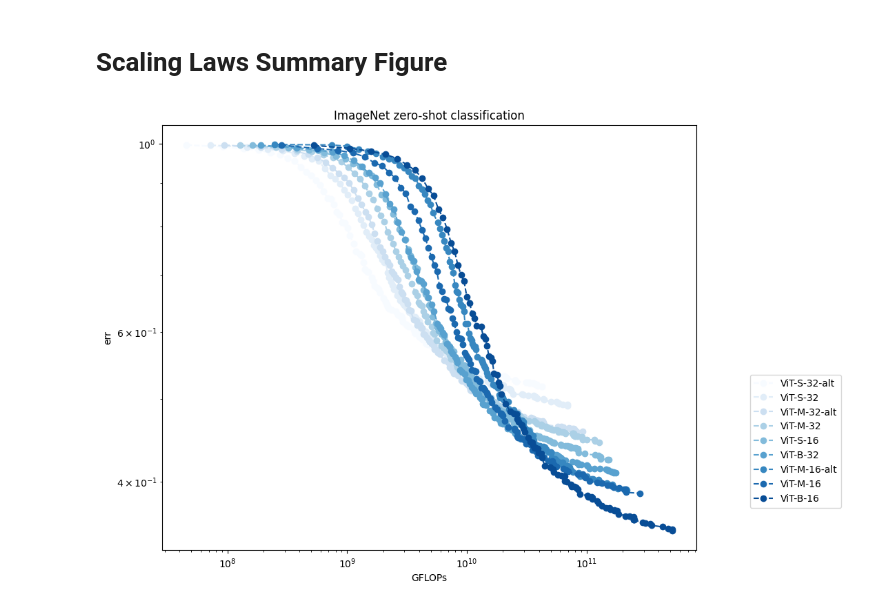
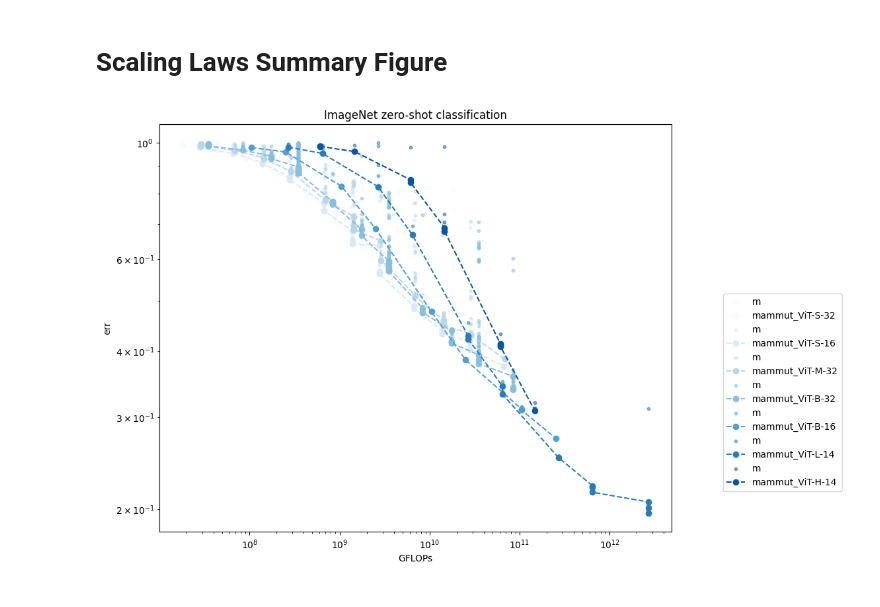
Before and after one commit to SLAMPAI/open_clip_scaling, a Jupyter notebook: results.ipynb, the cells around one changed output. Drawn from its saved outputs; the diff is of its cells as text; code cells hidden in the pictures.

```diff
--- a/results.ipynb
+++ b/results.ipynb
@@ -1104,5 +1091,5 @@ def curve_fit_chinchilla_cma(xdata, ydata, nb_iterations=1000, nb_restarts=10):
 # %%
-scheduler = "const"
+scheduler = "cosine"
 ds, metric = "imagenet1k", "acc1"
 #ds, metric = "winoground", "text_acc"
 #ds, metric = "winoground", "image_acc"
@@ -1116,9 +1103,10 @@ if scheduler != "const":
     d = d[d.epoch==d.total_epochs]
 d = d[d.downstream_dataset==ds]
 d = d[d.namespace.isin(["clip"])]
-d = d[d.task.isin(["zeroshot_classification"])]
+#d = d[d.task.isin(["generative_zeroshot_classification"])]
 d = d[d.lr_scheduler==scheduler]
 d = d.sort_values(by="gflops")
+print(len(d))
 M_flops = ((d["model"].apply(lambda m:model_profile.loc[m].gflops).values) * 10**9)
 M_params = ((d["model"].apply(lambda m:model_profile.loc[m].mparams).values) * 10**6)
 M_context_length = (d.model.apply(lambda m:  (224//get_patch_size(m))**2  )).values
@@ -1219,39 +1232,47 @@ Text(0, 0.5, 'Optimal Tokens Seen')
 # %% [markdown]
 # Approach 1
 # %%
-
+scheduler = "cosine"
 ds, metric = "imagenet1k", "acc1"
 #ds, metric = "winoground", "text_acc"
 #ds, metric = "sugar_crepe/swap_obj", "acc"
 #ds, metric = "mscoco_captions", "image_retrieval_recall@5"
 #ds, metric = "imagenet1k", "contrastive_loss"
 D = df.copy()
-scheduler = "cosine"
 D = D[D.pretrain_dataset == "datacomp_1b"]
 if scheduler != "const":
     D = D[D.epoch==D.total_epochs]
 D = D[D.downstream_dataset==ds]
 D = D[~D[metric].isna()]
 D = D[D.lr_scheduler == scheduler]
-D = D[D.namespace == "clip"]
-gflops_grid = np.logspace(  np.log10(D.gflops.min()), np.log10(D.gflops.max()), 100)
+D = D[D.task == "zeroshot_classification"]
+D = D[D.namespace == "mammut"]
+
+
+gflops_grid = np.logspace(  np.log10(D.gflops.min()), np.log10(D.gflops.max()),8)
+D["context_length"] = D.model.apply(lambda m:  (224//get_patch_size(m))**2  )
+D["tokens_seen"] = D.samples_seen * D.context_length
+D["err"] = 1-D[metric]
+D["model_mparams"] = D.apply(lambda d:model_profile.loc[d.model].mparams , axis=1)
 D["model_gflops"] = D.apply(lambda d:model_profile.loc[d.model].gflops , axis=1)
+D["gf"]
 rows = []
 for start, end in zip(gflops_grid[0:-1], gflops_grid[1:]):
     d = D[(D.gflops >= start) & (D.gflops < end)]
     if len(d):
         di = d.iloc[d[metric].argmax()]
         rows.append({
-            "gflops": di.gflops,
+            "gflops": (),
             "err":1-di[metric],
             "model": di.model,
             "model_mparams": model_profile.loc[di.model].mparams,
             "model_gflops": model_profile.loc[di.model].gflops,
             "samples_seen": di.samples_seen,
+            "tokens_seen": di.samples_seen * cl,
         })
 df_envelope = pd.DataFrame(rows)
 #df_envelope = df_envelope[df_envelope.err < 0.5]
 #df_envelope = df_envelope.sort_values(by="gflops")
 df_envelope.plot(x="gflops", y="samples_seen", kind="scatter", logx=True, logy=True)
-df_envelope.plot(x="gflops", y="model_gflops", kind="scatter", logx=True, logy=True)
+df_envelope.plot(x="gflops", y="model_mparams", kind="scatter", logx=True, logy=True)
 # %% [output]
@@ -1278,13 +1308,13 @@ ds, metric = "imagenet1k", "acc1"
 #ds, metric = "winoground", "text_acc"
 #ds, metric = "sugar_crepe/swap_obj", "acc"
 #ds, metric = "mscoco_captions", "image_retrieval_recall@5"
-scheduler = "const"
+scheduler = "cosine"
 D = df
 D = D[D.pretrain_dataset == "datacomp_1b"]
 
 D = D[D.downstream_dataset==ds]
 D = D[~D[metric].isna()]
-D = D[D.namespace == "clip"]
+D = D[D.namespace == "mammut"]
 D = D[D.lr_scheduler == scheduler]
 if scheduler != "const":
     D = D[D.epoch==D.total_epochs]
@@ -1309,11 +1339,9 @@ for ind, model in enumerate(models):
     R = R[~R[metric].isna()]
     if len(R) == 0:
         continue
-    if scheduler == "const":
-        R["gflops_total"] = R.epoch * 12.8e6 * model_profile.loc[model].gflops
-    R = R.sort_values(by="gflops_total")
+    R = R.sort_values(by="gflops")
 
-    X = (R["gflops_total"]).values
+    X = (R["gflops"]).values
     #X = R["total_samples_seen"].values
     Y = 1-(R[metric]).values
 
@@ -1330,35 +1358,36 @@ for ind, model in enumerate(models):
     #    minval = Y[X==xi].min()
     #    Y[X==xi] = minval
     #m=(Y<=0.9) & (Y>0)
 
     #plt.plot(X[m], func(X[m]), label=f"{name}", linestyle='dashed', c=color)
     #m = monotonically_decreasing2(X, Y)
     #m = monotonically_decreasing(Y)
     #m = X>0
-    #plt.scatter(X, Y, label=f"{name[0]}", c=color, s=10.0, alpha=0.5)
-    XX, YY = group_vals(X, Y)
-    m = monotonically_decreasing(YY)
-    plt.plot(XX[m], YY[m], linestyle='dashed', c=cmap(  (I-1) / N), marker='o', label=f"{name}")
+    cl = cmap(  (I-1) / N)
+    plt.scatter(X, Y, label=f"{name[0]}", c=cl, s=10.0, alpha=0.5)
+    #XX, YY = group_vals(X, Y)
+    m = monotonically_decreasing(Y)
+    plt.plot(X[m], Y[m], linestyle='dashed', c=cl, marker='o', label=f"{name}")
 plt.xscale('log')
 plt.yscale("log")
 
 plt.xlabel("GFLOPs")
 plt.ylabel("err")
 #plt.title(ds)
 plt.legend(loc=(1.1,.1))
 
 #plt.legend()
 
 if metric == "image_retrieval_recall@5":
     plt.title("COCO image retrieval recall@5")
     plt.savefig("coco_image_retrieval_5.pdf")
 elif metric == "text_retrieval_recall@5":
     plt.title("COCO text retrieval recall@5")
     plt.savefig("coco_text_retrieval_5.pdf")
 elif metric == "acc1":
     plt.title("ImageNet zero-shot classification")
     plt.savefig("imagenet.pdf")
 
 plt.show()
 # %% [output]
-[figure, old version]
+[figure, new version]
```
Also changed, not shown: parts of 18 cells of this notebook, 2 other files.
